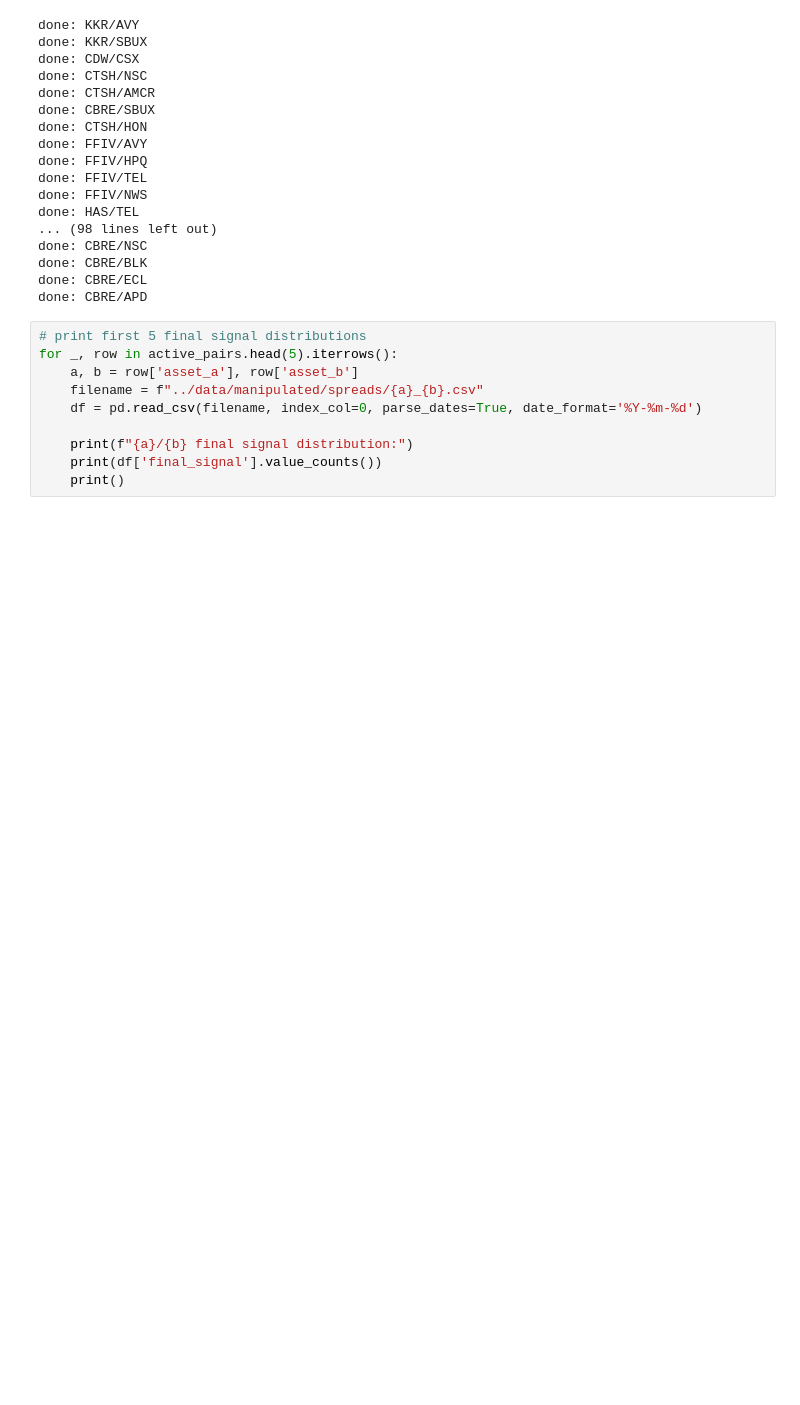
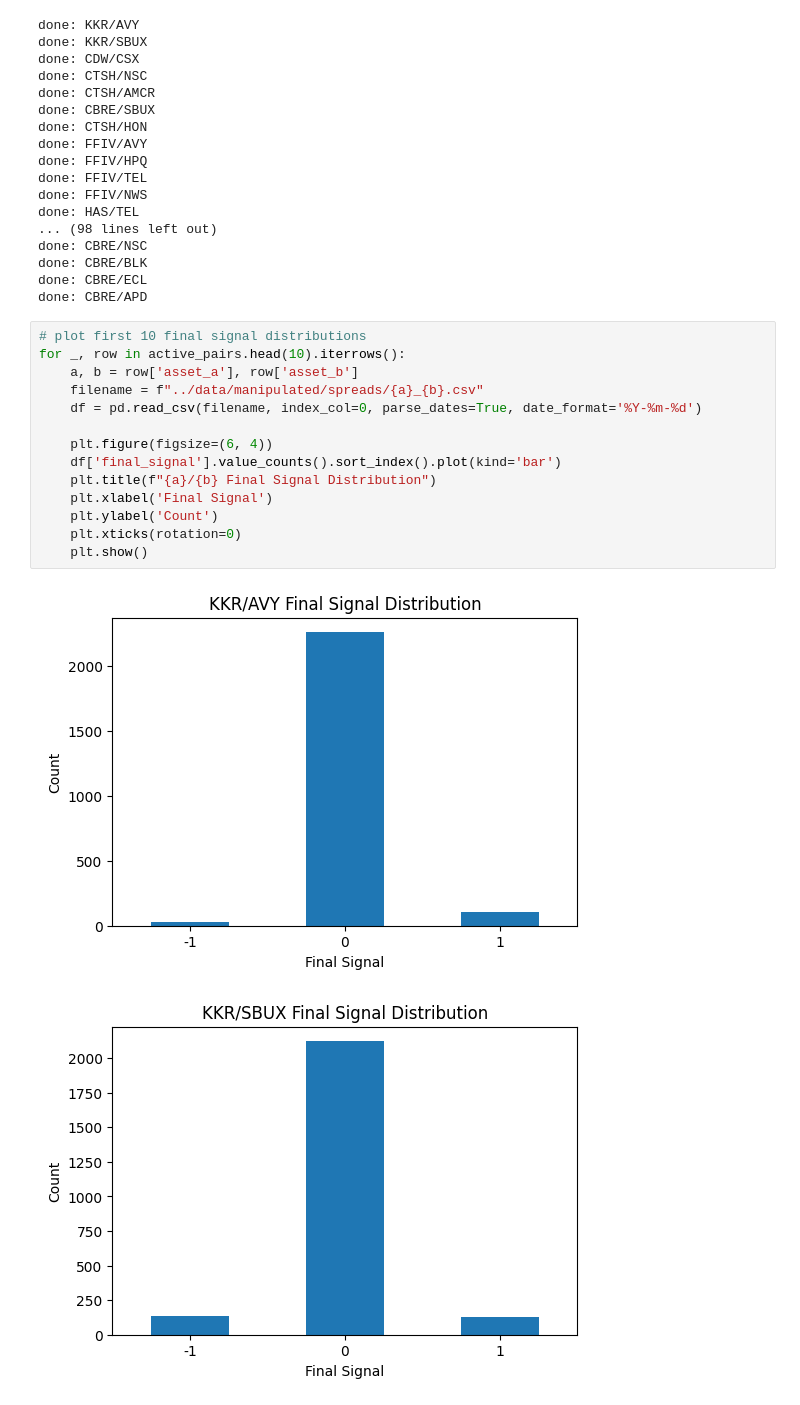
Before and after one commit to spektordylan/pairs-trading-ml, a Jupyter notebook: src/05-minhash.ipynb, the cells around one changed output. Drawn from its saved outputs; the diff is of its cells as text; blank space fills up the shorter version.

```diff
--- a/src/05-minhash.ipynb
+++ b/src/05-minhash.ipynb
@@ -228,12 +228,19 @@ done: CBRE/BLK
 done: CBRE/ECL
 done: CBRE/APD
 # %%
-# print first 5 final signal distributions
-for _, row in active_pairs.head(5).iterrows():
+# plot first 10 final signal distributions
+for _, row in active_pairs.head(10).iterrows():
     a, b = row['asset_a'], row['asset_b']
     filename = f"../data/manipulated/spreads/{a}_{b}.csv"
     df = pd.read_csv(filename, index_col=0, parse_dates=True, date_format='%Y-%m-%d')
 
-    print(f"{a}/{b} final signal distribution:")
-    print(df['final_signal'].value_counts())
-    print()
+    plt.figure(figsize=(6, 4))
+    df['final_signal'].value_counts().sort_index().plot(kind='bar')
+    plt.title(f"{a}/{b} Final Signal Distribution")
+    plt.xlabel('Final Signal')
+    plt.ylabel('Count')
+    plt.xticks(rotation=0)
+    plt.show()
+# %% [output]
+[figure, added]
+[figure, added]
```
Also changed, not shown: parts of 3 cells of this notebook, 9 other files.
